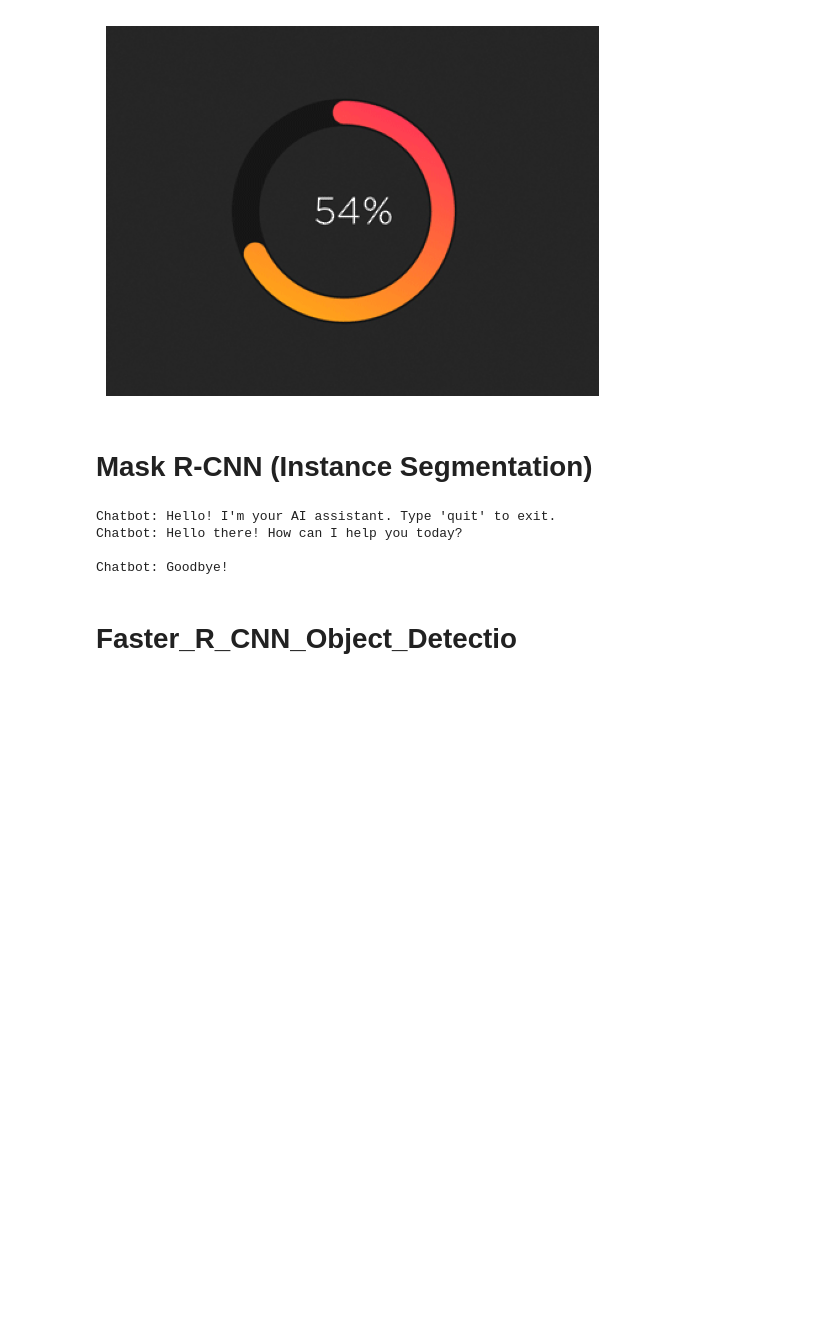
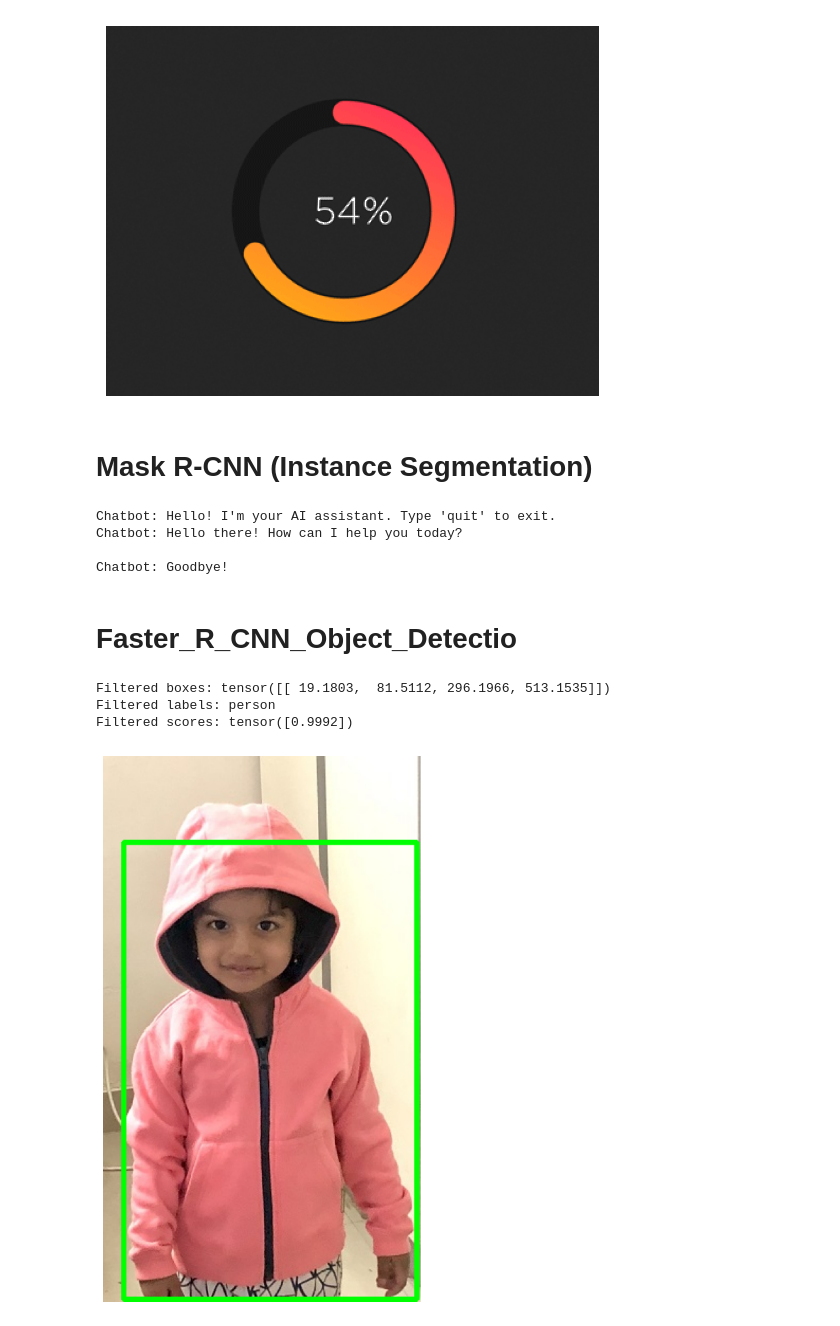
Before and after one commit to AILearningPlatform/Artificial-Intellegence-Learning-Platform, a Jupyter notebook: connections/check.ipynb, the cells around one changed output. Cells and saved outputs as stored; diff of their text form; code cells hidden in the pictures; blank space fills up the shorter version.

```diff
--- a/connections/check.ipynb
+++ b/connections/check.ipynb
@@ -204,3 +204,57 @@ from torchvision.models.detection import fasterrcnn_resnet50_fpn_v2
 
 model = fasterrcnn_resnet50_fpn_v2(weights="DEFAULT")
 torch.save(model, r"/home/zkllmt/Documents/AI Section/Artificial-Intellegence-Learning-Platform/static/models_or_datasets/fasterrcnn_resnet50_fpn_v2.pth")
+# %%
+import torch
+from torchvision.models.detection import fasterrcnn_resnet50_fpn_v2, MaskRCNN_ResNet50_FPN_Weights
+import cv2
+import numpy as np
+from PIL import Image
+from torchvision.transforms import functional as F
+import matplotlib.pyplot as plt
+
+model = fasterrcnn_resnet50_fpn_v2(weights="DEFAULT")
+
+model.eval()
+
+weights = MaskRCNN_ResNet50_FPN_Weights.DEFAULT
+classes = weights.meta['categories']
+
+img_path = r"/home/zkllmt/Documents/AI Section/Computer-Vision/Hemanvi.jpeg"
+
+img = cv2.imread(img_path)
+img = cv2.cvtColor(img, cv2.COLOR_BGR2RGB)
+
+img_pil = Image.fromarray(img)
+
+img_tensor = F.to_tensor(img_pil).unsqueeze(0)
+
+with torch.no_grad():
+    prediction = model(img_tensor)
+
+boxes, labels, scores = prediction[0]['boxes'], prediction[0]['labels'], prediction[0]['scores']
+
+threshold = 0.5
+high_confidence_indices = scores > threshold
+
+boxes = boxes[high_confidence_indices]
+labels = labels[high_confidence_indices]
+scores = scores[high_confidence_indices]
+
+print("Filtered boxes:", boxes)
+print("Filtered labels:", classes[labels])
+print("Filtered scores:", scores)
+
+for box in boxes:
+    x1, y1, x2, y2 = box.tolist()
+    img = cv2.rectangle(img, (int(x1), int(y1)), (int(x2), int(y2)), (0, 255, 0), 3)
+
+plt.figure(figsize=(10, 10))
+plt.imshow(img)
+plt.axis('off')
+plt.show()
+# %% [output]
+Filtered boxes: tensor([[ 19.1803,  81.5112, 296.1966, 513.1535]])
+Filtered labels: person
+Filtered scores: tensor([0.9992])
+[figure, added]
```
Also changed, not shown: 2 other files.
